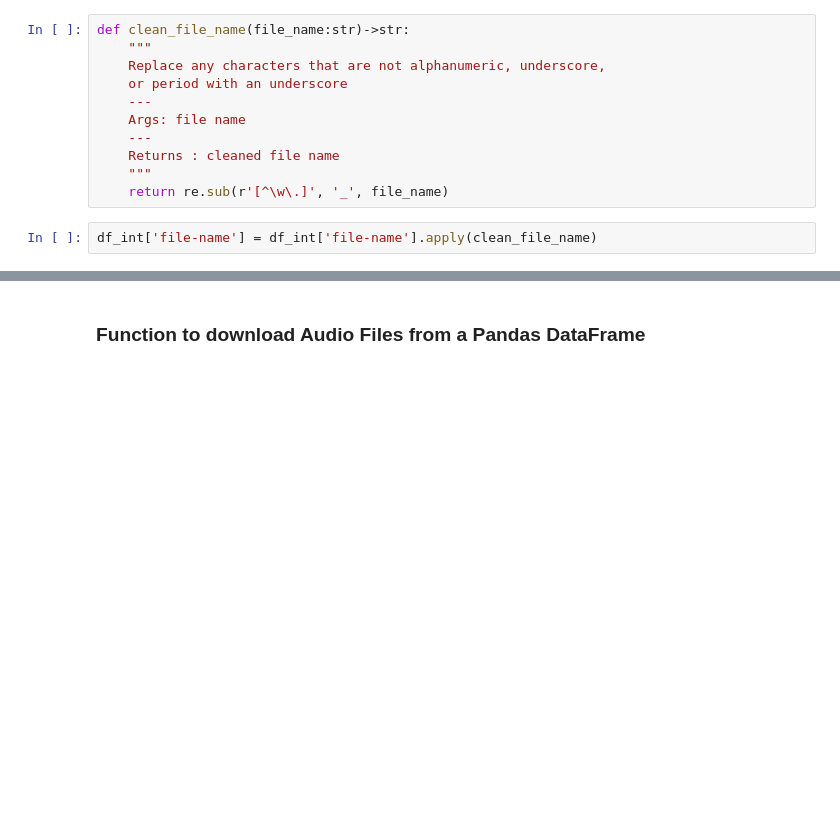
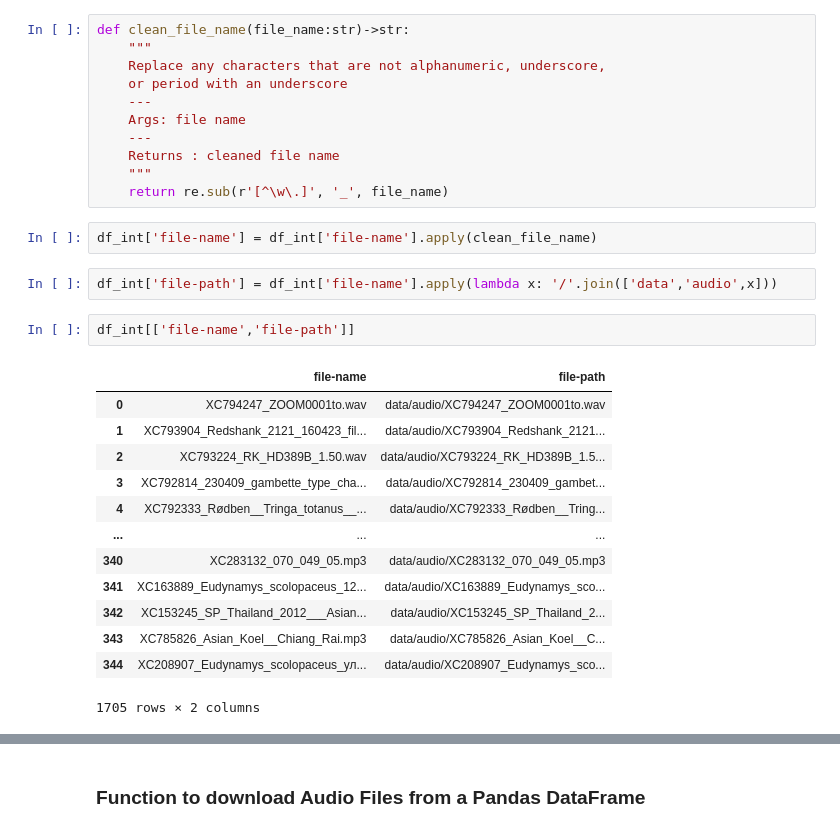
Before and after one commit to yongxb/SoundDuck, a Jupyter notebook: notebooks/Data _Ingestion.ipynb, the cells around one changed output, grey strips where cells are left out. Saved outputs shown, nothing was run; the diff lists cells and outputs as text; blank space fills up the shorter version.

```diff
--- a/notebooks/Data _Ingestion.ipynb
+++ b/notebooks/Data _Ingestion.ipynb
@@ -195,3 +195,21 @@ def clean_file_name(file_name:str)->str:
     return re.sub(r'[^\w\.]', '_', file_name)
 # %%
 df_int['file-name'] = df_int['file-name'].apply(clean_file_name)
+# %%
+df_int['file-path'] = df_int['file-name'].apply(lambda x: '/'.join(['data','audio',x]))
+# %%
+df_int[['file-name','file-path']]
+# %% [output]
+|  | file-name | file-path |
+| 0 | XC794247_ZOOM0001to.wav | data/audio/XC794247_ZOOM0001to.wav |
+| 1 | XC793904_Redshank_2121_160423_fil... | data/audio/XC793904_Redshank_2121... |
+| 2 | XC793224_RK_HD389B_1.50.wav | data/audio/XC793224_RK_HD389B_1.5... |
+| 3 | XC792814_230409_gambette_type_cha... | data/audio/XC792814_230409_gambet... |
+| 4 | XC792333_Rødben__Tringa_totanus__... | data/audio/XC792333_Rødben__Tring... |
+| ... | ... | ... |
+| 340 | XC283132_070_049_05.mp3 | data/audio/XC283132_070_049_05.mp3 |
+| 341 | XC163889_Eudynamys_scolopaceus_12... | data/audio/XC163889_Eudynamys_sco... |
+| 342 | XC153245_SP_Thailand_2012___Asian... | data/audio/XC153245_SP_Thailand_2... |
+| 343 | XC785826_Asian_Koel__Chiang_Rai.mp3 | data/audio/XC785826_Asian_Koel__C... |
+| 344 | XC208907_Eudynamys_scolopaceus_ул... | data/audio/XC208907_Eudynamys_sco... |
+1705 rows × 2 columns
```
Also changed, not shown: parts of 11 cells of this notebook, 1 other file.
